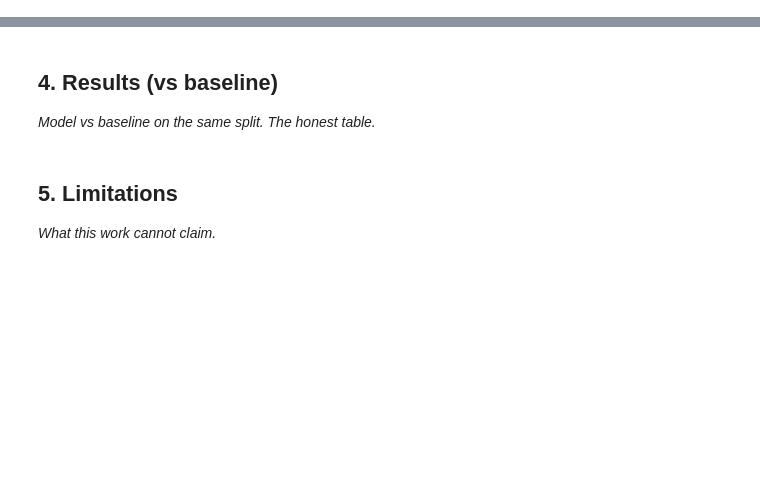
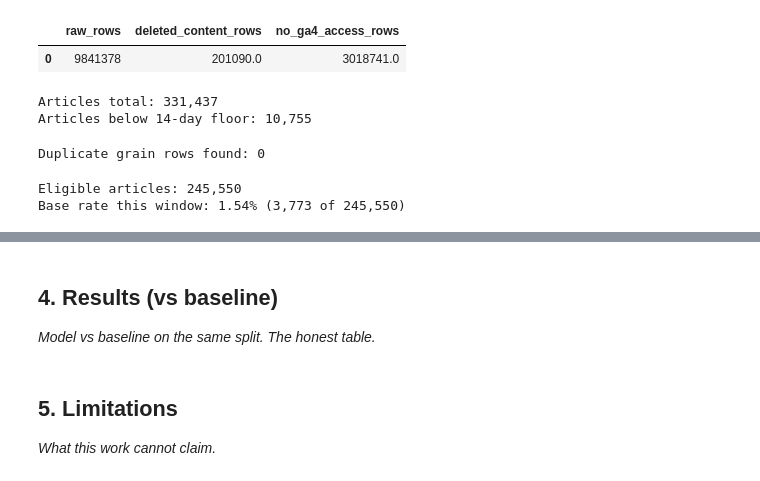
Before and after one commit to whozahm3d/flyrank-ml-internship, a Jupyter notebook: work/notebooks/capstone.ipynb, the cells around one changed output, grey strips where cells are left out. Saved outputs shown, nothing was run; the diff lists cells and outputs as text; code cells hidden in the pictures; blank space fills up the shorter version.

```diff
--- a/work/notebooks/capstone.ipynb
+++ b/work/notebooks/capstone.ipynb
@@ -20,0 +116,77 @@ This skeleton is yours to fill. Work the sections **in order** — each one has
+# %%
+# Exclusion counts — how much of the raw window survives each filter
+con.sql("""
+    WITH base AS (
+        SELECT f.*, d.is_deleted, d.word_count
+        FROM fact f
+        LEFT JOIN dim_content d USING (content_hash_id)
+    ),
+    history AS (
+        SELECT content_hash_id, COUNT(DISTINCT report_date) AS days_present
+        FROM fact
+        GROUP BY content_hash_id
+    )
+    SELECT
+        COUNT(*) AS raw_rows,
+        SUM(CASE WHEN is_deleted THEN 1 ELSE 0 END) AS deleted_content_rows,
+        SUM(CASE WHEN ga4_data_available IS NULL THEN 1 ELSE 0 END) AS no_ga4_access_rows
+    FROM base
+""").df()
+# %% [output]
+|  | raw_rows | deleted_content_rows | no_ga4_access_rows |
+| 0 | 9841378 | 201090.0 | 3018741.0 |
+# %%
+# Article-level history depth check against the 14-day floor
+history = con.sql("""
+    SELECT content_hash_id, COUNT(DISTINCT report_date) AS days_present
+    FROM fact
+    GROUP BY content_hash_id
+""").df()
+
+print(f"Articles total: {len(history):,}")
+print(f"Articles below 14-day floor: {(history['days_present'] < 14).sum():,}")
+# %% [output]
+Articles total: 331,437
+Articles below 14-day floor: 10,755
+# %%
+# Grain check — should return 0 rows
+grain_check = con.sql("""
+    SELECT report_date, client_hash_id, content_hash_id, COUNT(*) AS n
+    FROM fact
+    GROUP BY 1, 2, 3
+    HAVING COUNT(*) > 1
+""").df()
+print("Duplicate grain rows found:", len(grain_check))
+# %% [output]
+Duplicate grain rows found: 0
+# %%
+# Base rate for the chosen window, after applying the stated exclusions
+# (deleted content, GA4-access rows only, 14-day-history articles only)
+eligible = con.sql("""
+    WITH history AS (
+        SELECT content_hash_id, COUNT(DISTINCT report_date) AS days_present
+        FROM fact
+        GROUP BY content_hash_id
+    ),
+    filtered AS (
+        SELECT f.content_hash_id, f.sessions_ai
+        FROM fact f
+        JOIN dim_content d USING (content_hash_id)
+        JOIN history h USING (content_hash_id)
+        WHERE d.is_deleted = FALSE
+          AND f.ga4_data_available IS NOT NULL
+          AND h.days_present >= 14
+    )
+    SELECT
+        content_hash_id,
+        SUM(sessions_ai) AS sessions_ai_window
+    FROM filtered
+    GROUP BY content_hash_id
+""").df()
+
+has_ai = eligible["sessions_ai_window"] > 0
+print(f"Eligible articles: {len(eligible):,}")
+print(f"Base rate this window: {has_ai.mean()*100:.2f}% ({has_ai.sum():,} of {len(eligible):,})")
+# %% [output]
+Eligible articles: 245,550
+Base rate this window: 1.54% (3,773 of 245,550)
```
Also changed, not shown: parts of 26 cells of this notebook.
